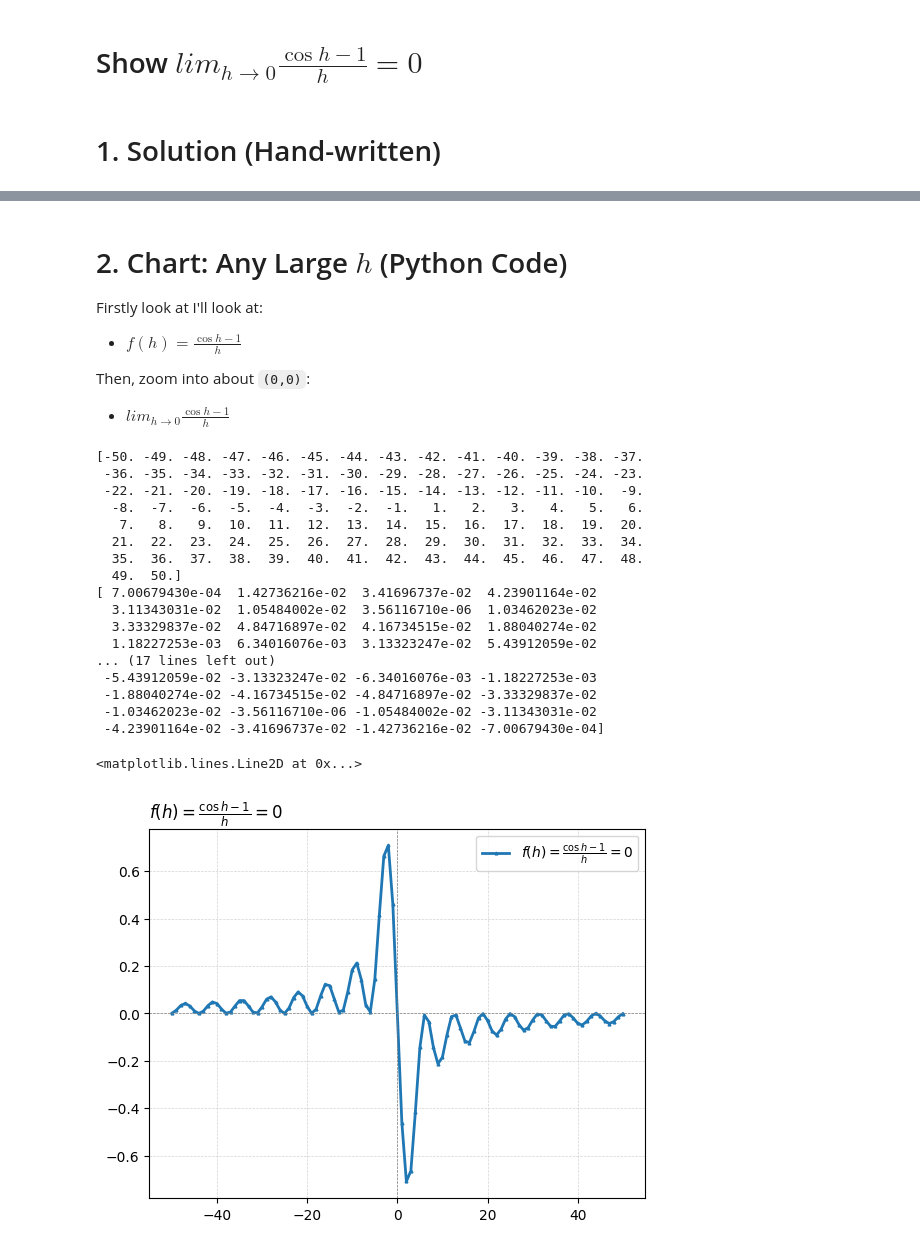
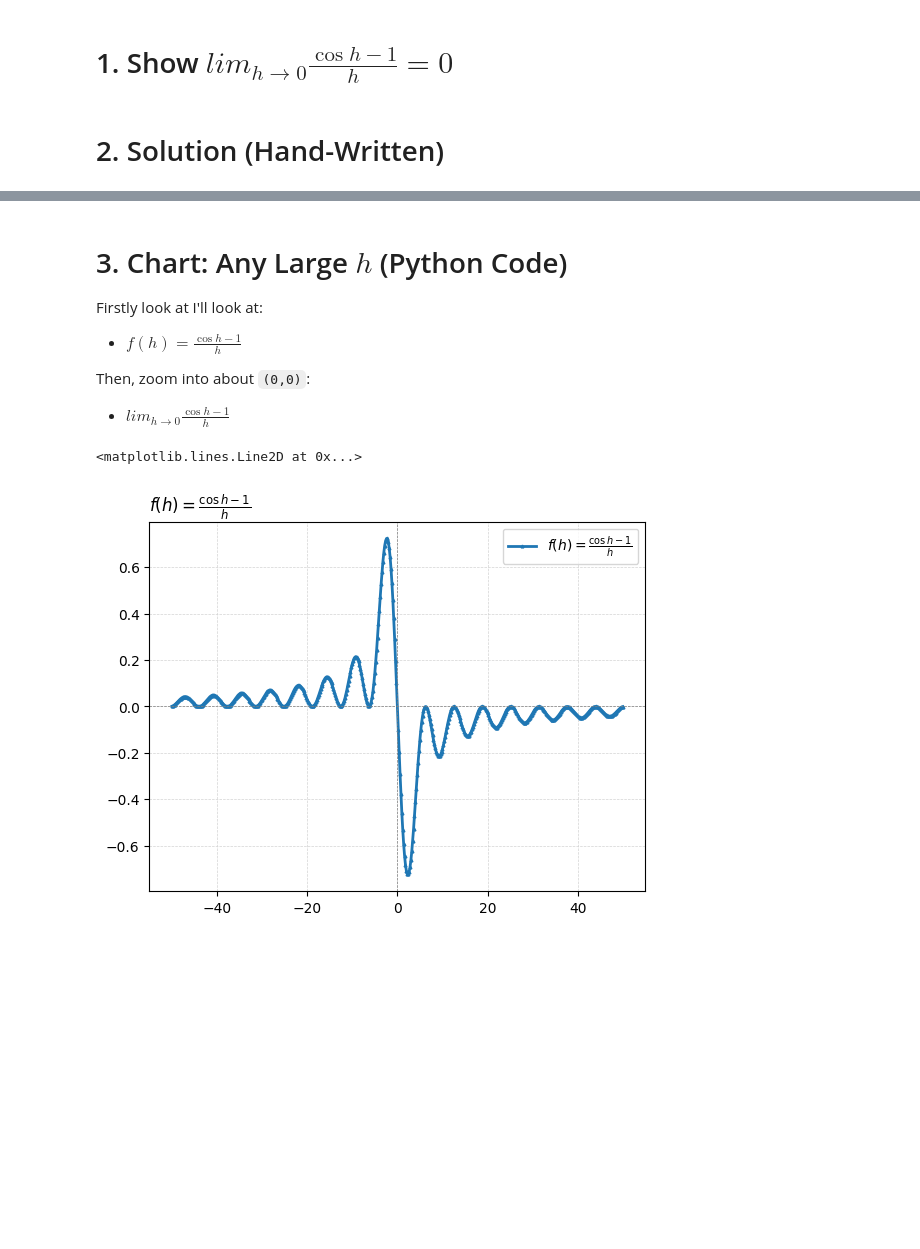
Before and after one commit to tonyjustdevs/learning_calculus, a Jupyter notebook: ch2-limits-and-continuity/ch2-4-eg-5.ipynb, the cells around one changed output, grey strips where cells are left out. Saved outputs shown, nothing was run; the diff lists cells and outputs as text; code cells hidden in the pictures; blank space fills up the shorter version.

Commit message:
add chart and fix headings

```diff
--- a/ch2-limits-and-continuity/ch2-4-eg-5.ipynb
+++ b/ch2-limits-and-continuity/ch2-4-eg-5.ipynb
@@ -11,11 +13,11 @@ description: "From Ch2-4 One-Sided Limits, Thomas 13e pp.91"
 # %% [markdown]
-# Show $lim_{h\to0} \frac{\cos{h}-1}{h} = 0$
+# 1. Show $lim_{h\to0} \frac{\cos{h}-1}{h} = 0$
 # %% [markdown]
-# 1. Solution (Hand-written)
+# 2. Solution (Hand-Written)
 # %% [markdown]
 ![](imgs/2-4-eg-5.png)
 # %% [markdown]
-# 2. Chart: Any Large $h$ (Python Code)
+# 3. Chart: Any Large $h$ (Python Code)
 
 Firstly look at I'll look at:
 * $f(h)=\frac{\cos{h}-1}{h}$
@@ -32,7 +34,7 @@ import matplotlib.ticker as ticker
 ### x-values ###
 xpt = 0
 x_deviation = 50
-x_increments = 101
+x_increments = 501
 xs_min = xpt - x_deviation
 xs_max = xpt + x_deviation
 xs = np.linspace(xs_min, xs_max, x_increments)  # XS
@@ -41,7 +43,7 @@ xs = np.linspace(xs_min, xs_max, x_increments)  # XS
 # xs = xs[xs != 1]
 xs = xs[xs != 0]
 # xs = xs[xs > 0]
-print(xs)
+# print(xs)
 ### THE FUNCTION ###
 # lbl_fx = r'$f(x)=\frac{1}{x-1}$'   # LABEL
 lbl_fx = r'$f(h)=\frac{\cos{h}-1}{h}$'
@@ -51,7 +53,7 @@ fx_fx = lambda x: (np.cos(x)-1)/x  # f(x)
 
 ### y-values ###
 ys_fx = fx_fx(xs)            # ys=f(xs)
-print(ys_fx)
+# print(ys_fx)
 # ypt_fx = fx_fx(xpt)
 # print(f"ypt_fx_at_P(x={xpt}): {ypt_fx}")
 
@@ -95,50 +97,33 @@ plt.title(plot_title, loc='left')
 
 # grid
 plt.grid(color='lightgrey', linestyle='--', linewidth=0.5)
 
 # legend
 plt.legend(loc='upper right')
 # plt.legend(loc='lower right')
 
 # zoom! enhance! #
 # plt.xlim(xpt-5,xpt+5)  # x-rng
 # plt.ylim(-0.05, 0.05)  # y-rng
 # plt.xlim(-0.05, 0.05)  # y-rng
 # plt.xlim(0.5, 1.5)  # y-rng
 
 # vertical, horizontal,
 ax = plt.gca()  # Get the current axis
 ax.axvline(x=xpt, color='grey', linestyle='--', linewidth=0.5)
 # ax.axhline(y=fx_fx(xpt), color='grey', linestyle='--', linewidth=0.5)
 ax.axhline(y=0, color='grey', linestyle='--', linewidth=0.5)
 
 # X-LIMIT & VALUE
 # plt.vlines(x_at_c,linestyles="dotted", ymin=plt.ylim()[0], ymax=max(ys)) # non-monotonic
 # plt.plot(x_at_c, 0,marker="o",markersize=15, markerfacecolor='none', markeredgecolor='red')
 
 # OTHER
 # b+-- , o:b , r^ , bo    plt.xlabel("")
 # plt.ylim(bottom=0)  # chart starts from y=0
 # ax.yaxis.set_minor_locator(ticker.MultipleLocator(0.000025)) # minor ticks
 # ref: https://matplotlib.org/stable/users/explain/axes/axes_ticks.html
 # %% [output]
-[-50. -49. -48. -47. -46. -45. -44. -43. -42. -41. -40. -39. -38. -37.
- -36. -35. -34. -33. -32. -31. -30. -29. -28. -27. -26. -25. -24. -23.
- -22. -21. -20. -19. -18. -17. -16. -15. -14. -13. -12. -11. -10.  -9.
-  -8.  -7.  -6.  -5.  -4.  -3.  -2.  -1.   1.   2.   3.   4.   5.   6.
-   7.   8.   9.  10.  11.  12.  13.  14.  15.  16.  17.  18.  19.  20.
-  21.  22.  23.  24.  25.  26.  27.  28.  29.  30.  31.  32.  33.  34.
-  35.  36.  37.  38.  39.  40.  41.  42.  43.  44.  45.  46.  47.  48.
-  49.  50.]
-[ 7.00679430e-04  1.42736216e-02  3.41696737e-02  4.23901164e-02
-  3.11343031e-02  1.05484002e-02  3.56116710e-06  1.03462023e-02
-  3.33329837e-02  4.84716897e-02  4.16734515e-02  1.88040274e-02
-  1.18227253e-03  6.34016076e-03  3.13323247e-02  5.43912059e-02
-... (17 lines left out)
- -5.43912059e-02 -3.13323247e-02 -6.34016076e-03 -1.18227253e-03
- -1.88040274e-02 -4.16734515e-02 -4.84716897e-02 -3.33329837e-02
- -1.03462023e-02 -3.56116710e-06 -1.05484002e-02 -3.11343031e-02
- -4.23901164e-02 -3.41696737e-02 -1.42736216e-02 -7.00679430e-04]
+<matplotlib.lines.Line2D at 0x...>
-<matplotlib.lines.Line2D at 0x...>
-[figure, old version]
+[figure, new version]
 # %% [markdown]
```
Also changed, not shown: parts of 4 cells of this notebook, 1 other file.
